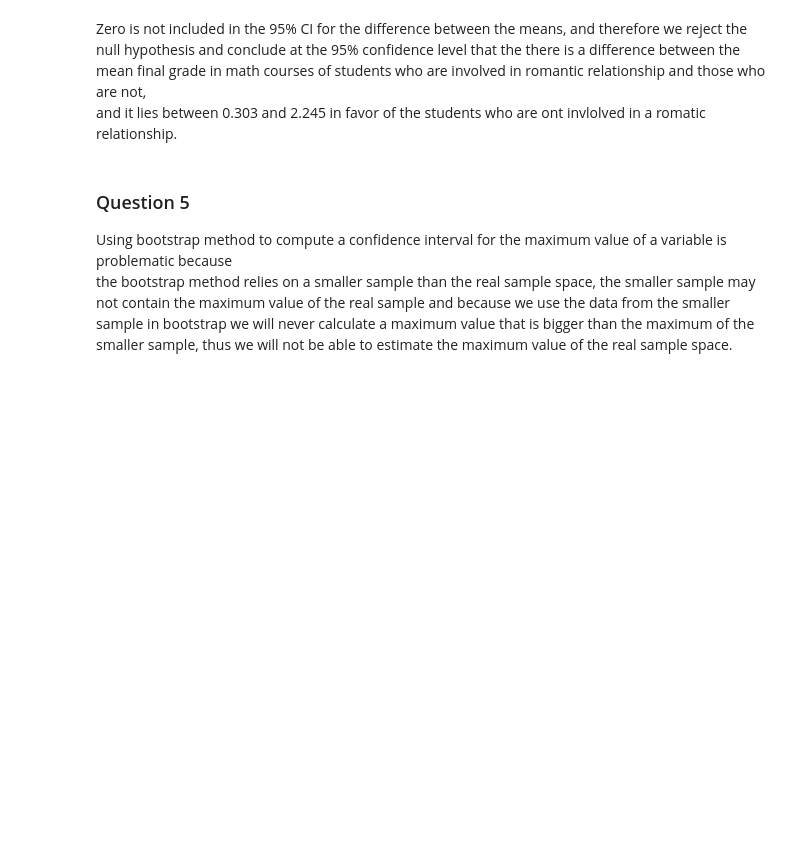
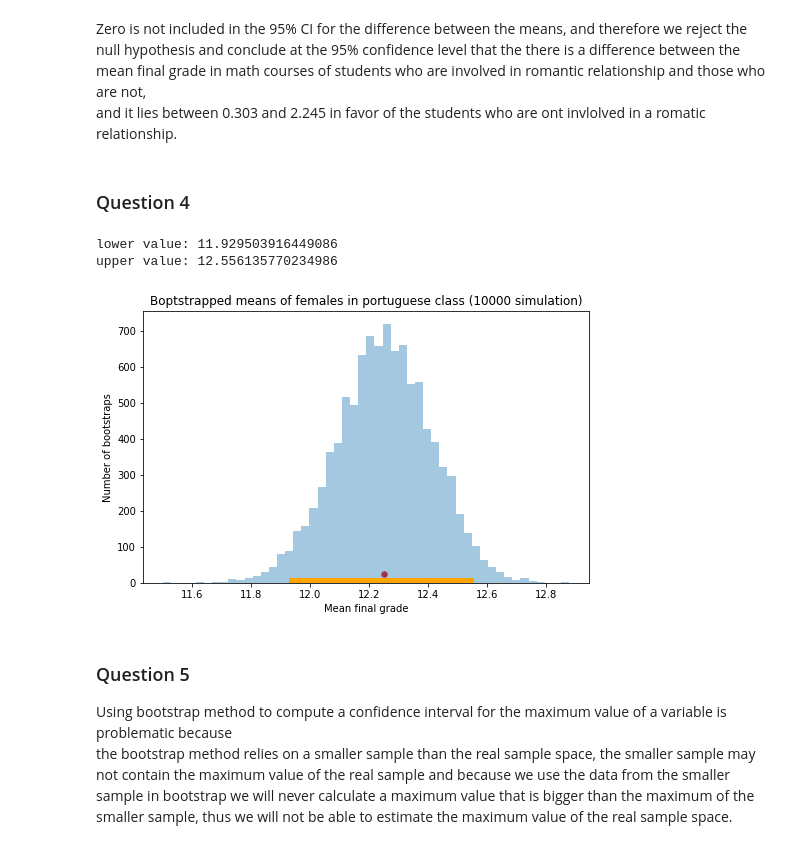
Before and after one commit to dvir019/Introduction_to_Data_Analysis-HW3, a Jupyter notebook: HW3_212234637_324270883.ipynb, the cells around one changed output. Cells and saved outputs as stored; diff of their text form; code cells hidden in the pictures; blank space fills up the shorter version.

Commit message:
Add code to question 4

```diff
--- a/HW3_212234637_324270883.ipynb
+++ b/HW3_212234637_324270883.ipynb
@@ -165,12 +165,14 @@ upper value:  -0.3038295863574678
 # %% [markdown]
 Zero is not included in the 95% CI for the difference between the means, and therefore we reject the null hypothesis and conclude at the 95% confidence level that the there is a difference between the mean final grade in math courses of students who are involved in romantic relationship and those who are not, <br>
 and it lies between 0.303 and 2.245 in favor of the students who are ont invlolved in a romatic relationship.
+# %% [markdown]
+### Question 4
 # %%
 def bootstrap_mean(original_sample, num_replications):
-    '''This function returns an array of bootstrapped sample means:
-    original_sample: df containing the original sample
-    column_name: name of column containing the variable of interest
-    num_replications: number of bootstrap samples  '''
+    '''
+    Performs a given number of bootstraps on a given sample, and returns an array
+    containing the mean of each bootsrap.
+    '''
     original_sample_size = original_sample.size # Replicate with the same sample size
     bootstrap_means = np.empty(num_replications)
     for bootstrap in range(num_replications):
@@ -178,5 +180,5 @@ def bootstrap_mean(original_sample, num_replications):
         resampled_mean = bootstrap_sample.mean()
         bootstrap_means[bootstrap] = resampled_mean
 
-    return bstrap_means
+    return bootstrap_means
 # %%
@@ -183,5 +186,38 @@ def bootstrap_mean(original_sample, num_replications):
 female_portuguese_df = hw_df[(hw_df['sex'] == 'F') & (hw_df['class'] == 'Portuguese')]
 female_portuguese_grades = female_portuguese_df['G3']
+# %%
+# Bootstrapping
+num_replications = 10000
+bootstrap_means = bootstrap_mean(female_portuguese_grades, num_replications)
+# %%
+# Create 95% confidence interval for the mean based on our sample
+left_end = np.percentile(bootstrap_means, 2.5, interpolation='higher')
+right_end =  np.percentile(bootstrap_means, 97.5, interpolation='higher')
+
+# Print the bounds of the interval
+print(f"lower value: {left_end}")
+print(f"upper value: {right_end}")
+# %% [output]
+lower value: 11.929503916449086
+upper value: 12.556135770234986
+# %%
+# Set the size of the plot
+plt.figure(figsize=(8, 5))
+
+# Visualize the results
+ax = sns.distplot(bootstrap_means, kde=False);
+plt.hlines(y=0, xmin=left_end, xmax=right_end, colors='orange', linestyles='solid', lw=10)  # Show line of values between 2.5 and 97.5 percentiles
+sample_mean = female_portuguese_grades.mean()  # Get the mean of the sample
+plt.scatter(x=sample_mean, y=25, marker='o', s=30, color='red')  # Draw the mean of the sample
+
+# Set the title and the axes lables
+ax.set(title=f'Boptstrapped means of females in portuguese class ({num_replications} simulation)',
+       xlabel='Mean final grade', ylabel='Number of bootstraps')
+
+# Clear the output and show the plot
+plt.show()
+# %% [output]
+[figure, added]
 # %% [markdown]
 ### Question 5
 Using bootstrap method to compute a confidence interval for the maximum value of a variable is problematic because<br>
```
Also changed, not shown: parts of 2 cells of this notebook.
